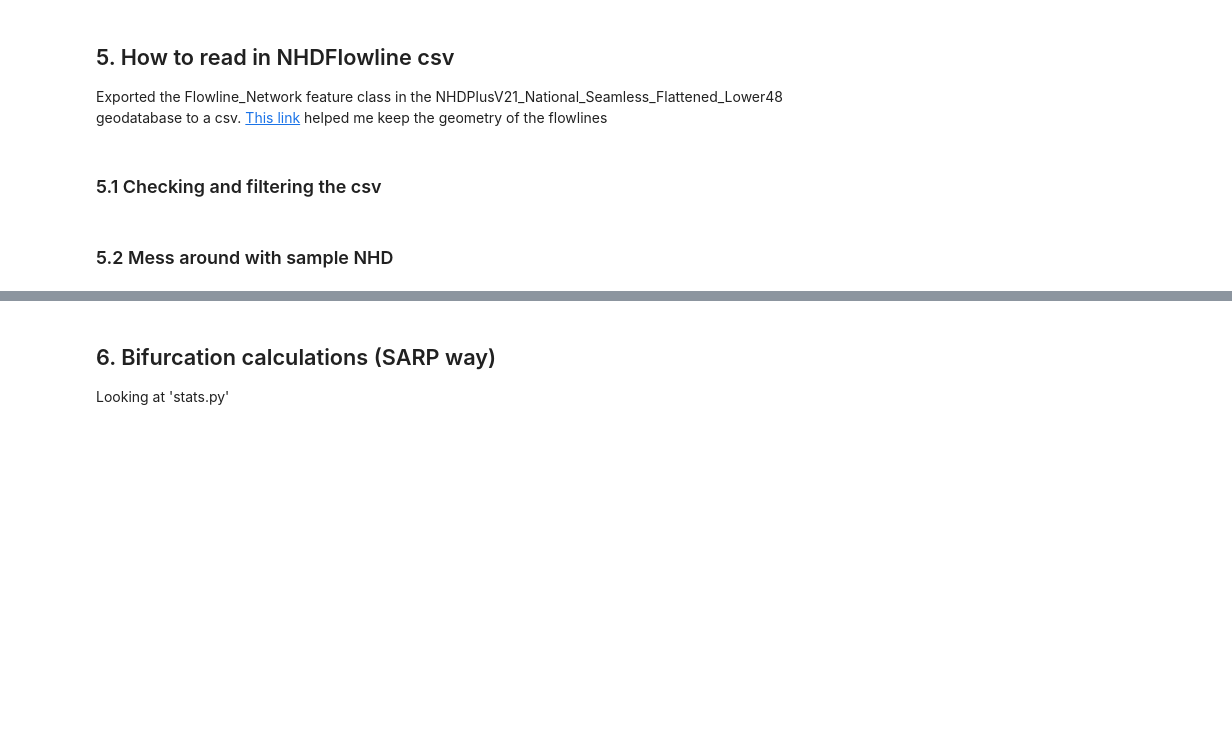
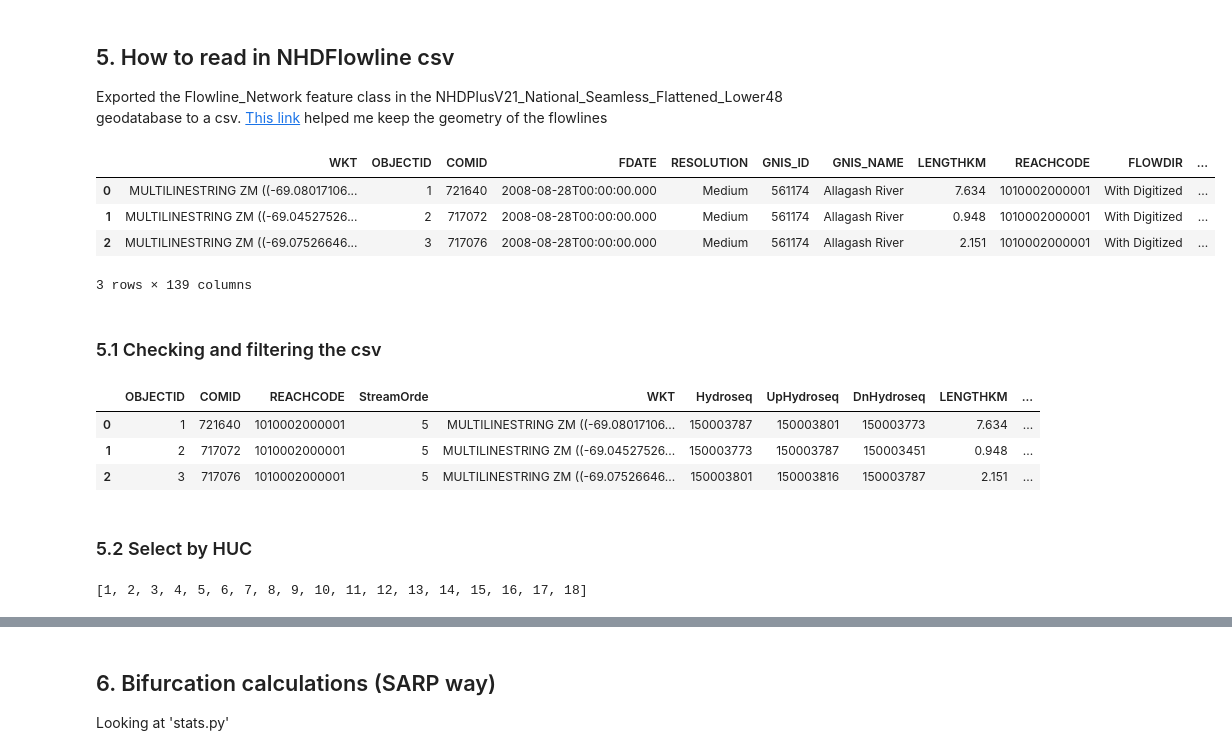
Before and after one commit to rspinti/River_bifurcation, a Jupyter notebook: Workflow_cleaned.ipynb, the cells around one changed output, grey strips where cells are left out. Cells and saved outputs as stored; diff of their text form; code cells hidden in the pictures; blank space fills up the shorter version.

```diff
--- a/Workflow_cleaned.ipynb
+++ b/Workflow_cleaned.ipynb
@@ -139,16 +159,25 @@ plt.show()
 Exported the Flowline_Network feature class in the NHDPlusV21_National_Seamless_Flattened_Lower48 geodatabase to a csv. [This link](https://gis.stackexchange.com/questions/23376/how-to-export-polygons-to-csv-with-coordinates) helped me keep the geometry of the flowlines
 # %%
 # Flowline csv
-# nhdflowlines = pd.read_csv(gdrive/"NHDPlusNationalData/NHDFlowlines.csv")
-# nhdflowlines.head(3)
+nhdflowlines = pd.read_csv(gdrive/"NHDPlusNationalData/NHDFlowlines.csv")
+nhdflowlines.head(3)
+# %% [output]
+|  | WKT | OBJECTID | COMID | FDATE | RESOLUTION | GNIS_ID | GNIS_NAME | LENGTHKM | REACHCODE | FLOWDIR | ... |
+| 0 | MULTILINESTRING ZM ((-69.08017106... | 1 | 721640 | 2008-08-28T00:00:00.000 | Medium | 561174 | Allagash River | 7.634 | 1010002000001 | With Digitized | ... |
+| 1 | MULTILINESTRING ZM ((-69.04527526... | 2 | 717072 | 2008-08-28T00:00:00.000 | Medium | 561174 | Allagash River | 0.948 | 1010002000001 | With Digitized | ... |
+| 2 | MULTILINESTRING ZM ((-69.07526646... | 3 | 717076 | 2008-08-28T00:00:00.000 | Medium | 561174 | Allagash River | 2.151 | 1010002000001 | With Digitized | ... |
+3 rows × 139 columns
 # %% [markdown]
 ### 5.1 Checking and filtering the csv
 # %%
 # list(flowlines.columns)
-# keep_cols = ['OBJECTID', 'COMID', 'REACHCODE', 'StreamOrde', 'WKT', 'Hydroseq', 'UpHydroseq', 'DnHydroseq']  # specify columns we want to keep
-# nhdflowlines = nhdflowlines[keep_cols] # filter dataframe with specified columns
-# nhdflowlines.head(3)
+keep_cols = ['OBJECTID', 'COMID', 'REACHCODE', 'StreamOrde', 'WKT', 'Hydroseq', 'UpHydroseq', 'DnHydroseq', 'LENGTHKM', 'StartFlag', 'Pathlength']  # specify columns we want to keep
+nhdflowlines = nhdflowlines[keep_cols] # filter dataframe with specified columns
+nhdflowlines.head(3)
 # nhdflowlines['REACHCODE']
 # nhdflowlines['WKT']
+# %% [output]
+|  | OBJECTID | COMID | REACHCODE | StreamOrde | WKT | Hydroseq | UpHydroseq | DnHydroseq | LENGTHKM | ... |
+| 0 | 1 | 721640 | 1010002000001 | 5 | MULTILINESTRING ZM ((-69.08017106... | 150003787 | 150003801 | 150003773 | 7.634 | ... |
+| 1 | 2 | 717072 | 1010002000001 | 5 | MULTILINESTRING ZM ((-69.04527526... | 150003773 | 150003787 | 150003451 | 0.948 | ... |
+| 2 | 3 | 717076 | 1010002000001 | 5 | MULTILINESTRING ZM ((-69.07526646... | 150003801 | 150003816 | 150003787 | 2.151 | ... |
-# %% [markdown]
-### 5.2 Mess around with sample NHD
@@ -173,0 +184,7 @@ Exported the Flowline_Network feature class in the NHDPlusV21_National_Seamless_
+# %% [markdown]
+### 5.2 Select by HUC
+# %%
+HUC2s = [(i+1) for i in range(18)]
+print(HUC2s)
+# %% [output]
+[1, 2, 3, 4, 5, 6, 7, 8, 9, 10, 11, 12, 13, 14, 15, 16, 17, 18]
```
Also changed, not shown: parts of 14 cells of this notebook, 2 other files.
